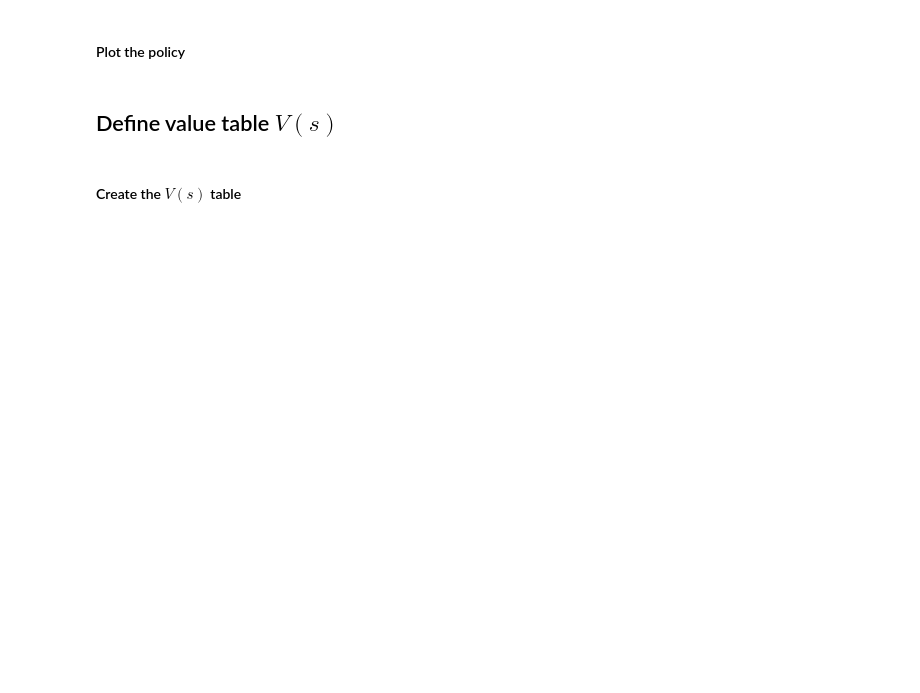
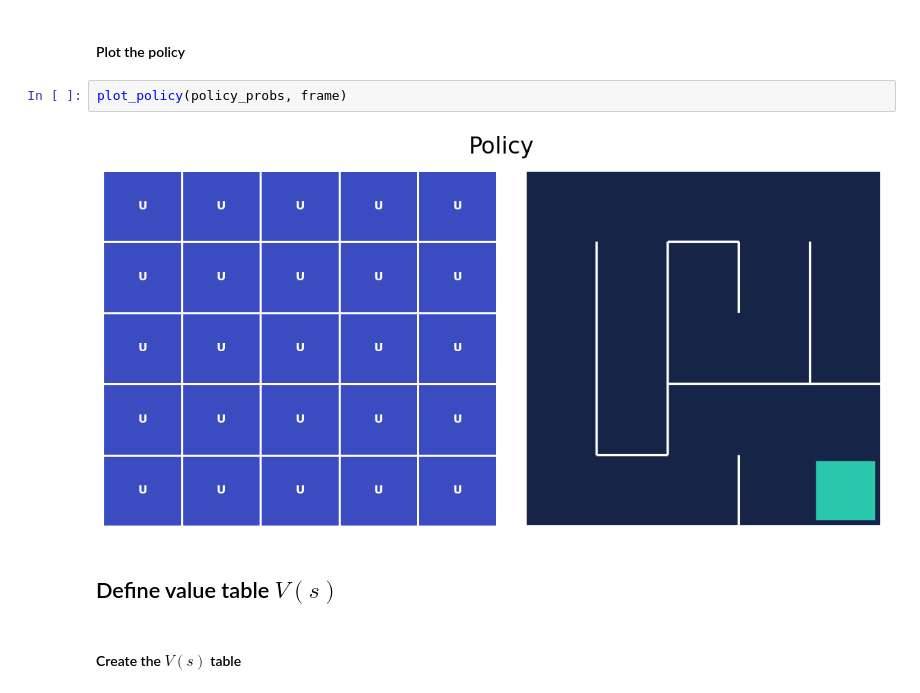
Before and after one commit to LooseTerrifyingSpaceMonkey/courses-books, a Jupyter notebook: reinforcement-learning-beginner-master/Section_3_value_iteration.ipynb, the cells around one changed output. Saved outputs shown, nothing was run; the diff lists cells and outputs as text; blank space fills up the shorter version.

```diff
--- a/reinforcement-learning-beginner-master/Section_3_value_iteration.ipynb
+++ b/reinforcement-learning-beginner-master/Section_3_value_iteration.ipynb
@@ -74,5 +114,9 @@
 # %% [markdown]
 #### Plot the policy
+# %%
+plot_policy(policy_probs, frame)
+# %% [output]
+[figure, added]
 # %% [markdown]
 ## Define value table $V(s)$
 # %% [markdown]
```
Also changed, not shown: parts of 15 cells of this notebook, 3 other files.
